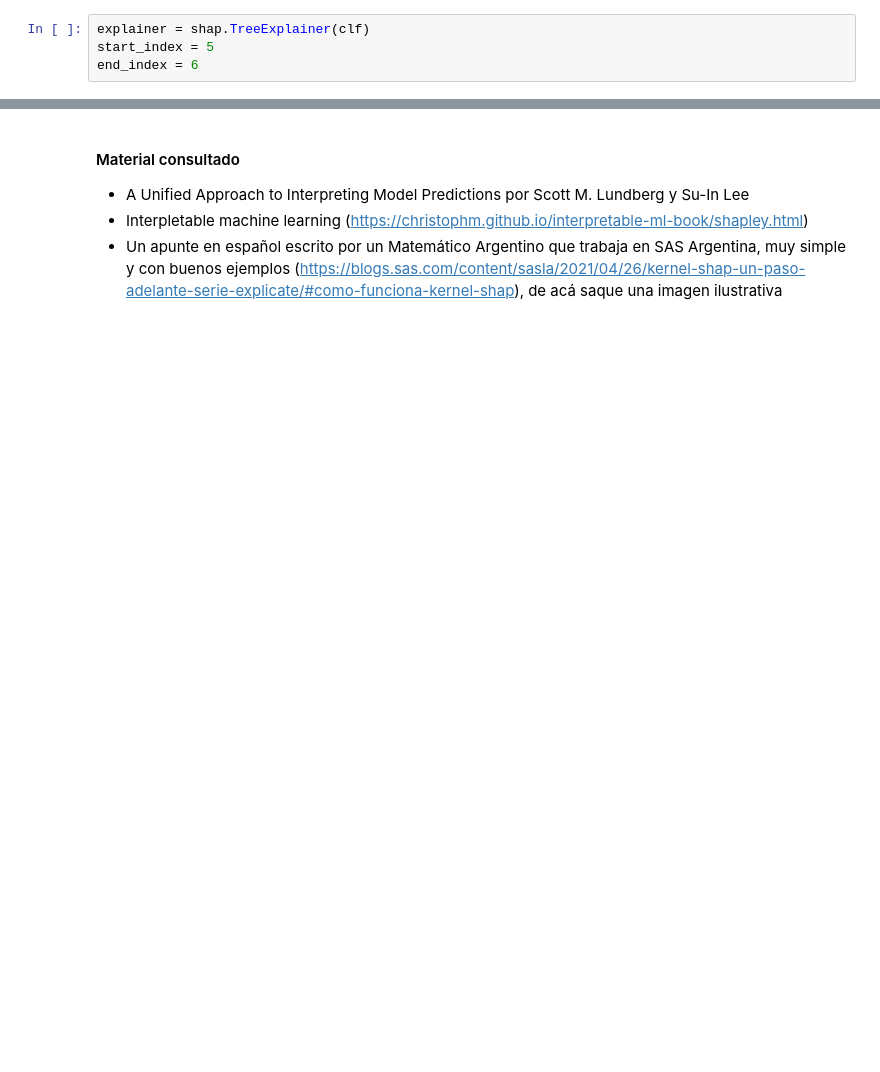
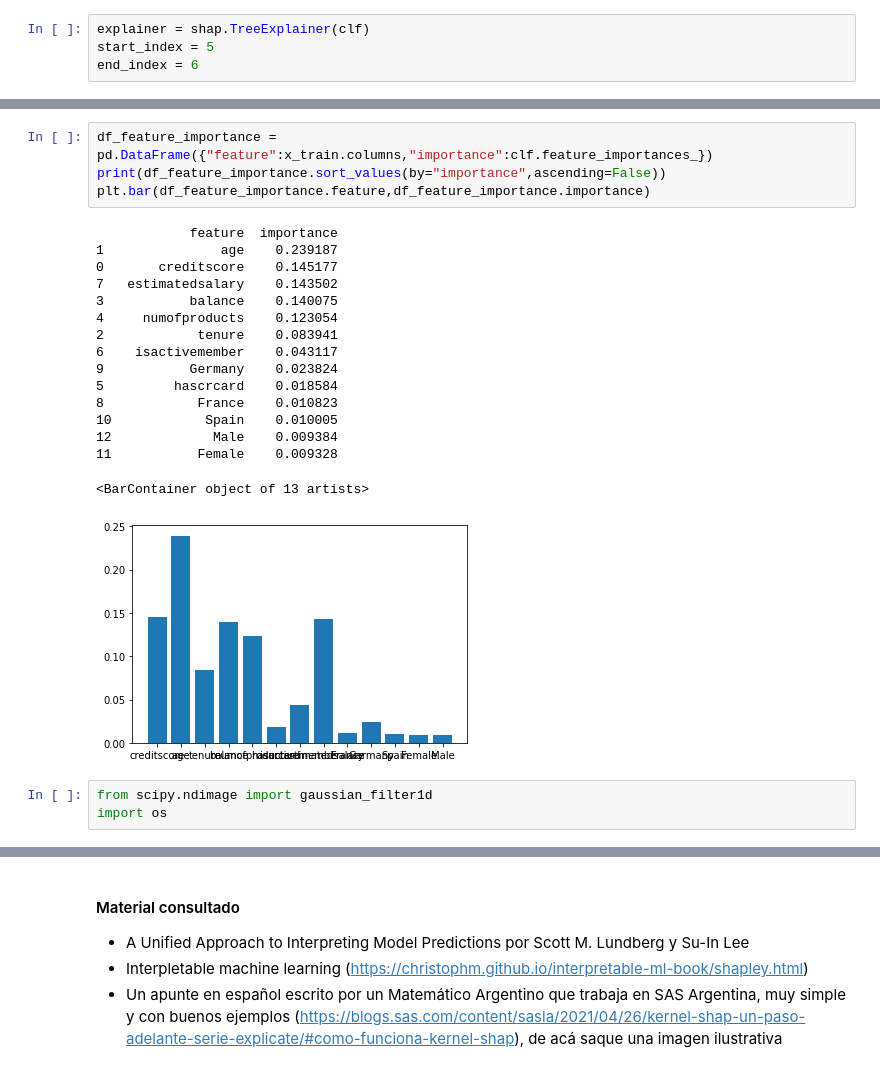
Before and after one commit to afleitas/ApSup, a Jupyter notebook: tp_final.ipynb, the cells around one changed output, grey strips where cells are left out. Cells and saved outputs as stored; diff of their text form; blank space fills up the shorter version.

```diff
--- a/tp_final.ipynb
+++ b/tp_final.ipynb
@@ -370,0 +311,24 @@ The RF predicted: 0
+# %%
+df_feature_importance = pd.DataFrame({"feature":x_train.columns,"importance":clf.feature_importances_})
+print(df_feature_importance.sort_values(by="importance",ascending=False))
+plt.bar(df_feature_importance.feature,df_feature_importance.importance)
+# %% [output]
+            feature  importance
+1               age    0.239187
+0       creditscore    0.145177
+7   estimatedsalary    0.143502
+3           balance    0.140075
+4     numofproducts    0.123054
+2            tenure    0.083941
+6    isactivemember    0.043117
+9           Germany    0.023824
+5         hascrcard    0.018584
+8            France    0.010823
+10            Spain    0.010005
+12             Male    0.009384
+11           Female    0.009328
+<BarContainer object of 13 artists>
+[figure, added]
+# %%
+from scipy.ndimage import gaussian_filter1d
+import os
```
Also changed, not shown: parts of 33 cells of this notebook.
